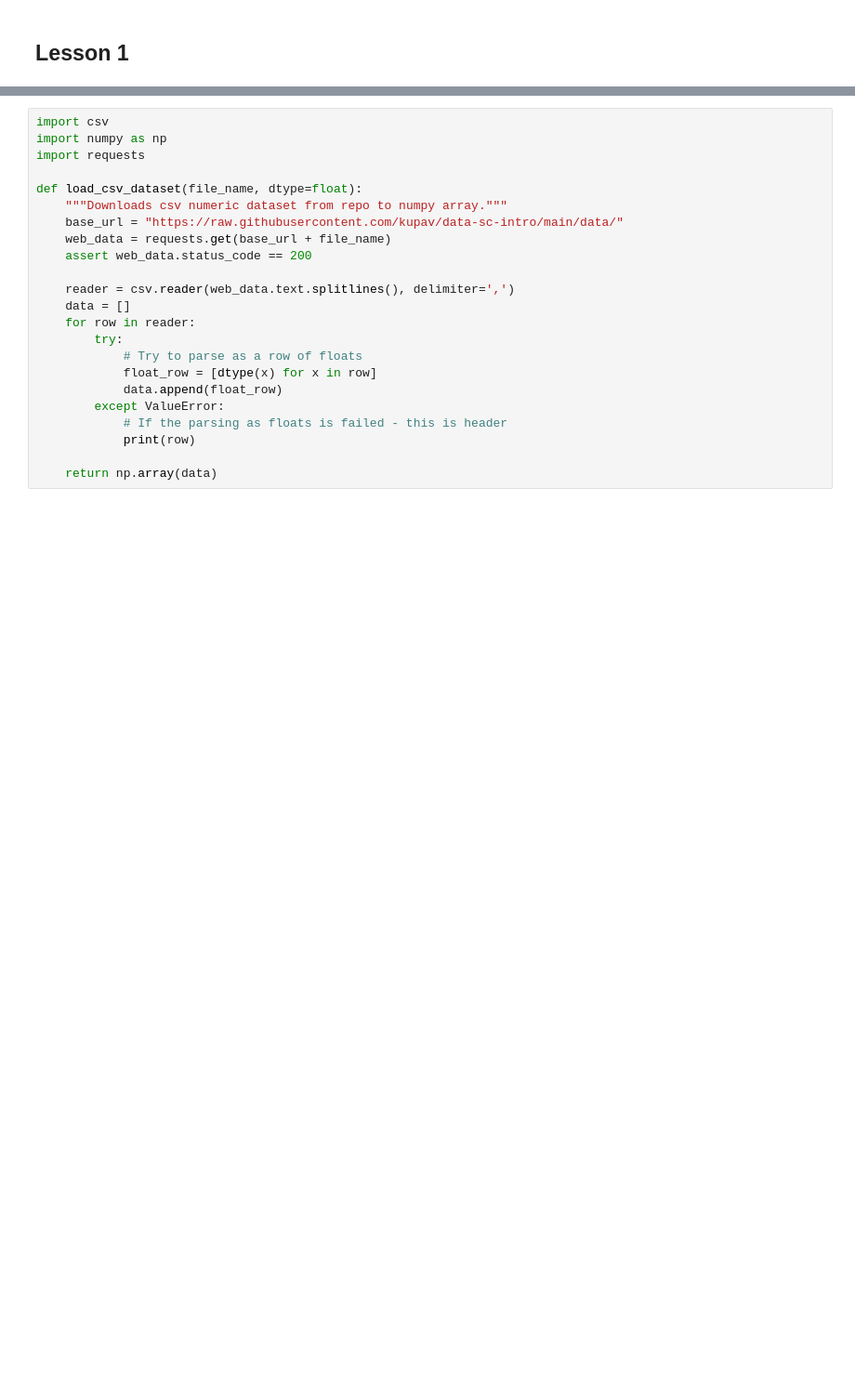
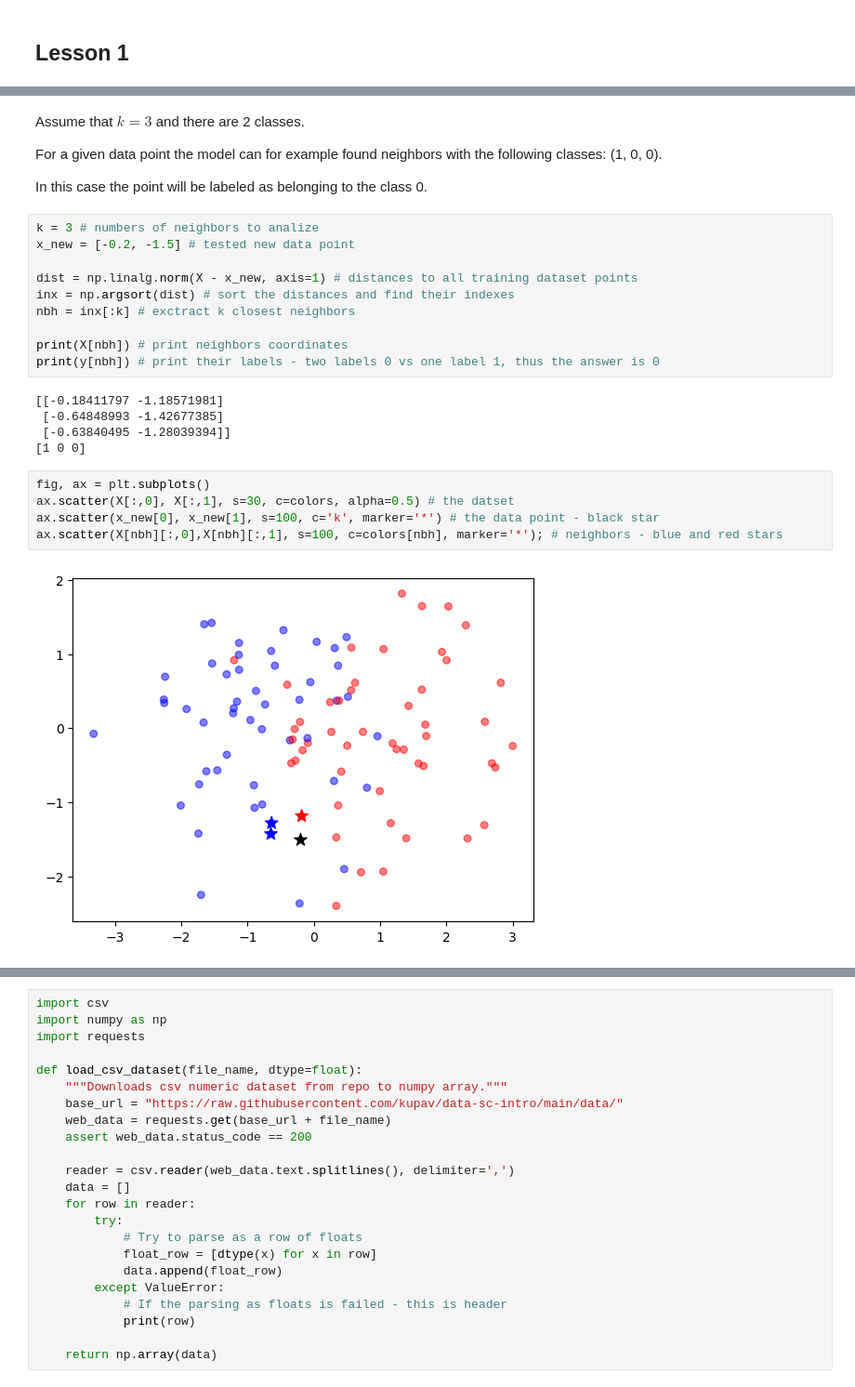
Before and after one commit to kupav/data-sc-intro, a Jupyter notebook: 12_k-nearest_neighbors.ipynb, the cells around one changed output, grey strips where cells are left out. Shown at 93% size. Saved outputs shown, nothing was run; the diff lists cells and outputs as text; blank space fills up the shorter version.

```diff
--- a/12_k-nearest_neighbors.ipynb
+++ b/12_k-nearest_neighbors.ipynb
@@ -41 +97,29 @@ If you want to know somebody's preferences, e.g. preferred shopping areas or cin
+# %% [markdown]
+Assume that $k=3$ and there are 2 classes.
+
+For a given data point the model can for example found neighbors with the following classes: (1, 0, 0).
+
+In this case the point will be labeled as belonging to the class 0.
+# %%
+k = 3 # numbers of neighbors to analize
+x_new = [-0.2, -1.5] # tested new data point
+
+dist = np.linalg.norm(X - x_new, axis=1) # distances to all training dataset points
+inx = np.argsort(dist) # sort the distances and find their indexes
+nbh = inx[:k] # exctract k closest neighbors
+
+print(X[nbh]) # print neighbors coordinates
+print(y[nbh]) # print their labels - two labels 0 vs one label 1, thus the answer is 0
+# %% [output]
+[[-0.18411797 -1.18571981]
+ [-0.64848993 -1.42677385]
+ [-0.63840495 -1.28039394]]
+[1 0 0]
+# %%
+fig, ax = plt.subplots()
+ax.scatter(X[:,0], X[:,1], s=30, c=colors, alpha=0.5) # the datset
+ax.scatter(x_new[0], x_new[1], s=100, c='k', marker='*') # the data point - black star
+ax.scatter(X[nbh][:,0],X[nbh][:,1], s=100, c=colors[nbh], marker='*'); # neighbors - blue and red stars
+# %% [output]
+[figure, added]
 # %% [markdown]
```
Also changed, not shown: parts of 70 cells of this notebook, 10 other files.
